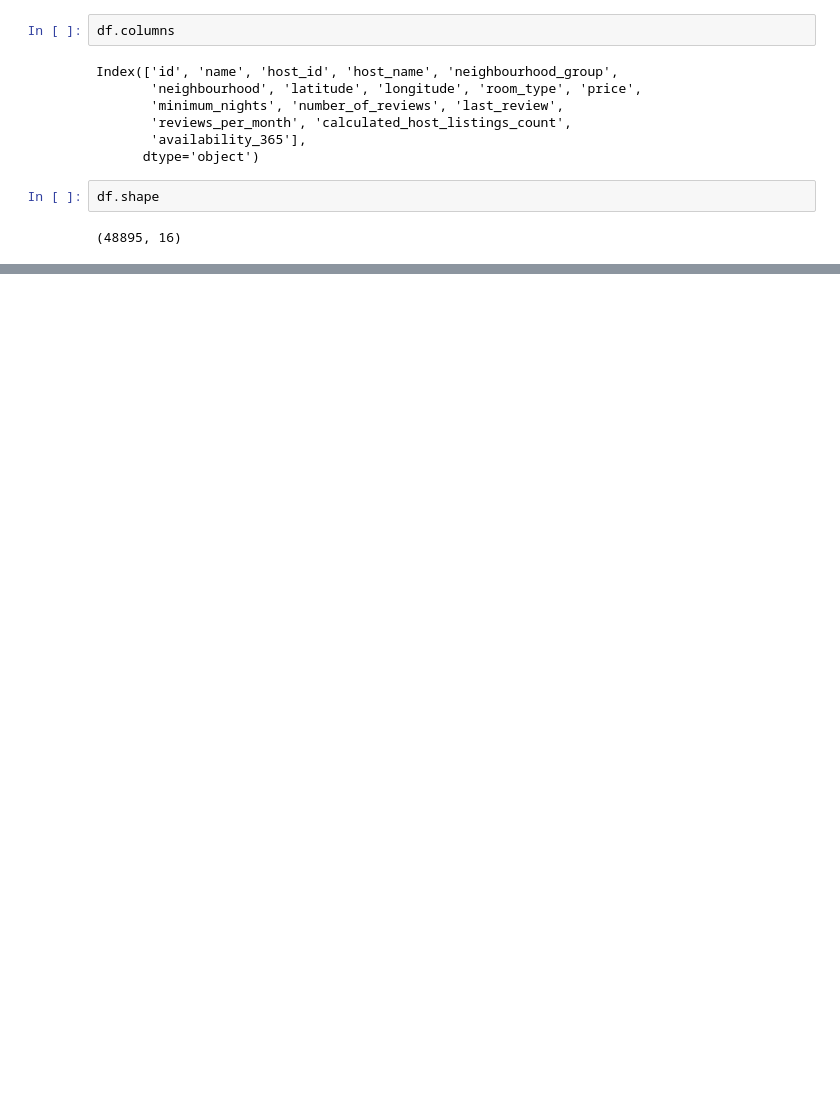
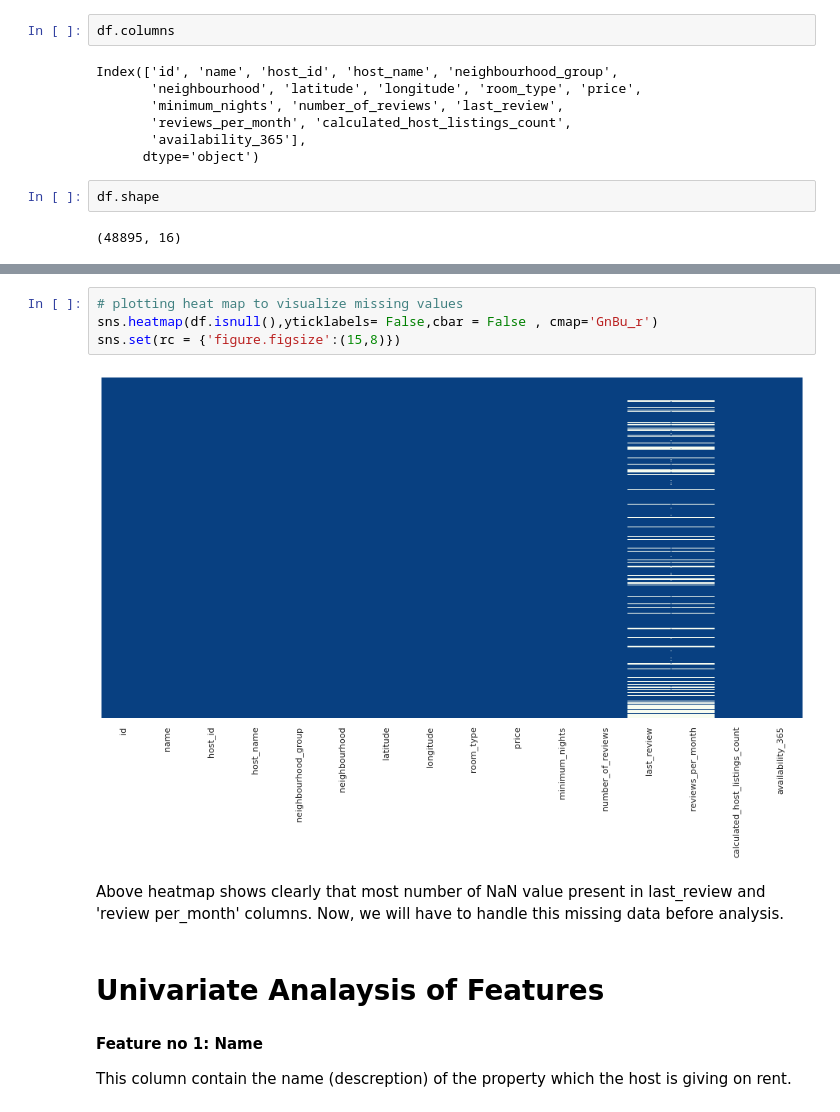
Before and after one commit to Anku0210/AirBnB-booking-Analysis, a Jupyter notebook: Project_on_Airbnb_Bookings_Analysis_Capstone_Project.ipynb, the cells around one changed output, grey strips where cells are left out. Drawn from its saved outputs; the diff is of its cells as text; blank space fills up the shorter version.

```diff
--- a/Project_on_Airbnb_Bookings_Analysis_Capstone_Project.ipynb
+++ b/Project_on_Airbnb_Bookings_Analysis_Capstone_Project.ipynb
@@ -87,0 +118,14 @@ df.describe()
+# %%
+# plotting heat map to visualize missing values
+sns.heatmap(df.isnull(),yticklabels= False,cbar = False , cmap='GnBu_r')
+sns.set(rc = {'figure.figsize':(15,8)})
+# %% [output]
+[figure, added]
+# %% [markdown]
+Above heatmap shows clearly that most number of NaN value present in last_review and 'review per_month' columns. Now, we will have to handle this missing data before analysis.
+# %% [markdown]
+# Univariate Analaysis of Features
+# %% [markdown]
+**Feature no 1: Name**
+
+This column contain the name (descreption) of the property which the host is giving on rent.
```
Also changed, not shown: parts of 20 cells of this notebook.
